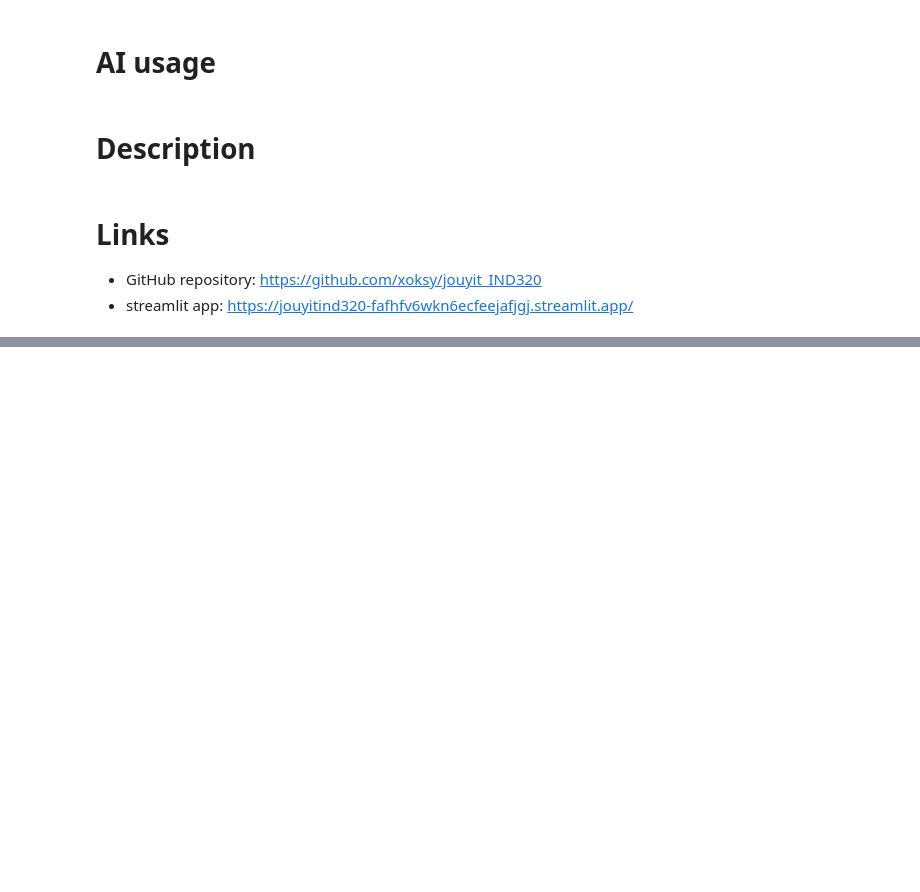
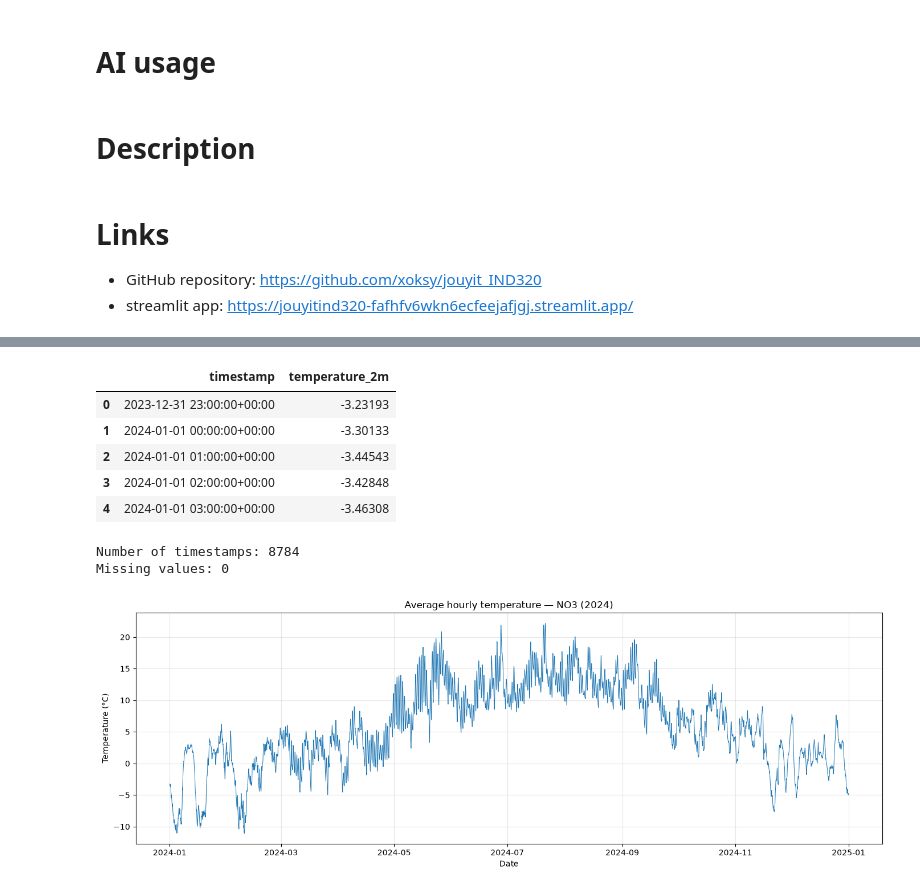
Before and after one commit to xoksy/jouyit_IND320, a Jupyter notebook: notebooks/project_part3.ipynb, the cells around one changed output, grey strips where cells are left out. Drawn from its saved outputs; the diff is of its cells as text; code cells hidden in the pictures; blank space fills up the shorter version.

```diff
--- a/notebooks/project_part3.ipynb
+++ b/notebooks/project_part3.ipynb
@@ -266,0 +541,41 @@ Processed 120/1000 points.
+# %%
+# Calculate average temperature across all locations for each timestamp
+temperature_mean = (
+    weather_NO3
+    .groupby("timestamp")["temperature_2m"]
+    .mean()
+    .reset_index()
+    .sort_values("timestamp")
+)
+
+# Display the first observations
+display(temperature_mean.head())
+
+print("Number of timestamps:", len(temperature_mean))
+print("Missing values:", temperature_mean["temperature_2m"].isna().sum())
+
+plt.figure(figsize=(14, 5))
+
+plt.plot(
+    temperature_mean["timestamp"],
+    temperature_mean["temperature_2m"],
+    linewidth=0.7
+)
+
+plt.title("Average hourly temperature — NO3 (2024)")
+plt.xlabel("Date")
+plt.ylabel("Temperature (°C)")
+plt.grid(alpha=0.3)
+
+plt.tight_layout()
+plt.show()
+# %% [output]
+|  | timestamp | temperature_2m |
+| 0 | 2023-12-31 23:00:00+00:00 | -3.23193 |
+| 1 | 2024-01-01 00:00:00+00:00 | -3.30133 |
+| 2 | 2024-01-01 01:00:00+00:00 | -3.44543 |
+| 3 | 2024-01-01 02:00:00+00:00 | -3.42848 |
+| 4 | 2024-01-01 03:00:00+00:00 | -3.46308 |
+Number of timestamps: 8784
+Missing values: 0
+[figure, added]
```
Also changed, not shown: parts of 23 cells of this notebook, 1 other file.
